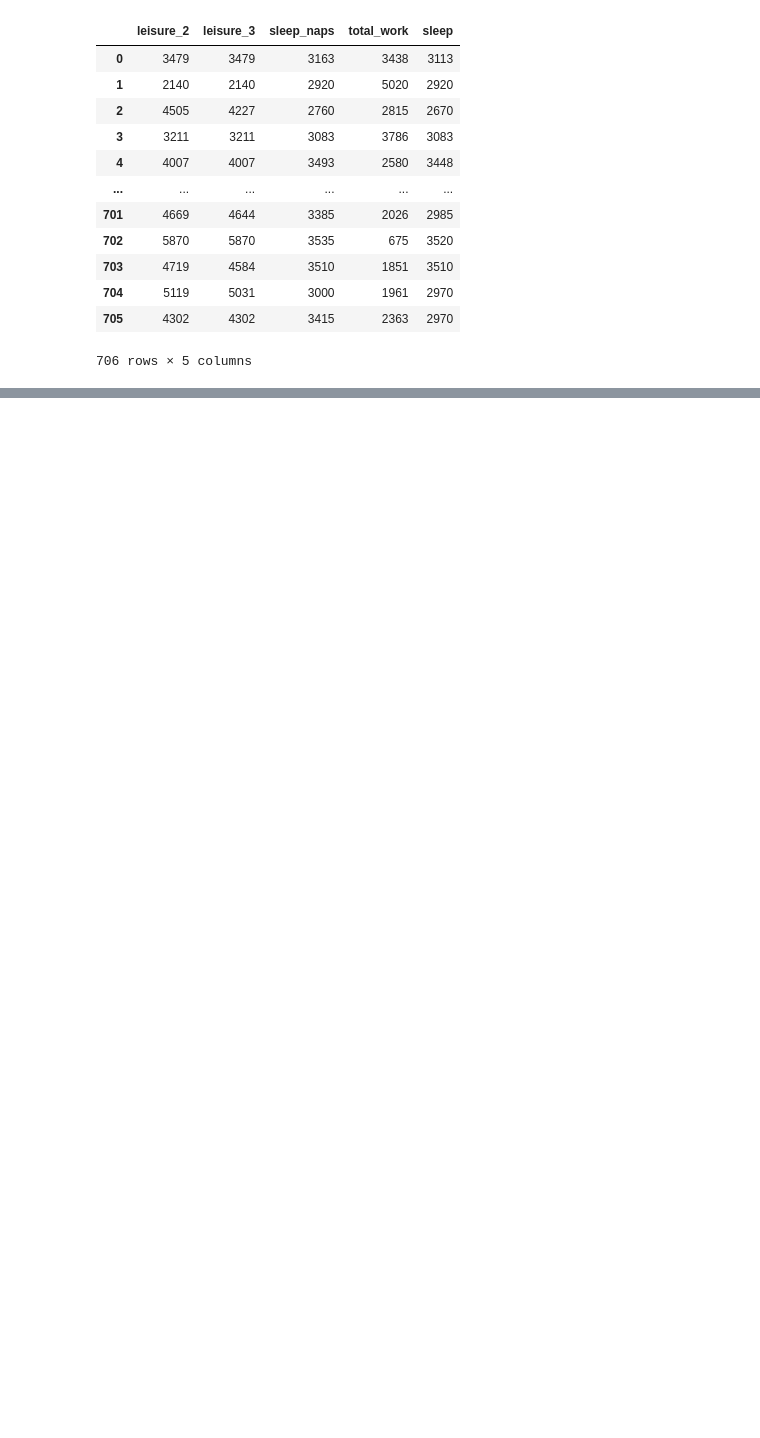
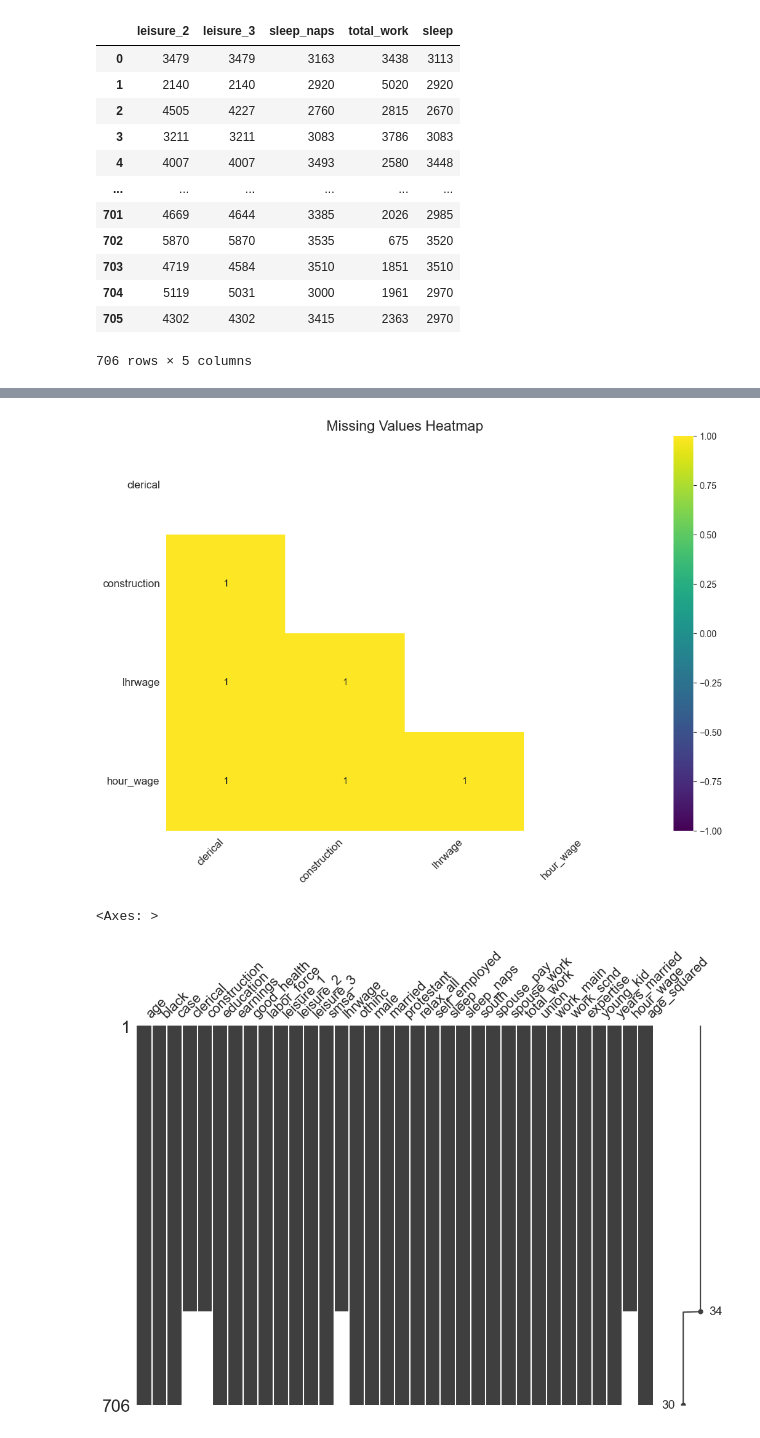
Before and after one commit to Mauzerov/DS-SleepData, a Jupyter notebook: Analysis.ipynb, the cells around one changed output, grey strips where cells are left out. Cells and saved outputs as stored; diff of their text form; code cells hidden in the pictures; blank space fills up the shorter version.

```diff
--- a/Analysis.ipynb
+++ b/Analysis.ipynb
@@ -59,6 +60,8 @@ assert not set(type_mapping.keys()).difference(set(df_all.columns)), "Not all co
 def can_cast(value: object, type_: type) -> bool:
     try:
         type_(value)
+        if (issubclass(type_, int) or issubclass(type_, np.integer)) and not np.float64(value).is_integer():
+            return False  # Prevent casting float-like strings to int
         return True
-    except Exception:
+    except ValueError:
         return False
@@ -83,4 +70,6 @@ def can_cast(value: object, type_: type) -> bool:
 # %%
-print(df_all.columns)
+for column in df_all.columns:
+    df_all[column] = df_all[column] \
+    .apply(lambda x: x if can_cast(x, type_mapping[column]) else np.nan) \
 
-df_all.astype(type_mapping)
+df_all = df_all.astype({k: v.__name__.title() for k, v in type_mapping.items()})
@@ -111,6 +90,6 @@ df_all[["leisure_2", "leisure_3", "sleep_naps", "total_work", "sleep"]]
 | 705 | 4302 | 4302 | 3415 | 2363 | 2970 |
 706 rows × 5 columns
 # %%
-columns = df_all.columns[:9].tolist() + df_all.columns[13:18].tolist() + [df_all.columns[21]] + df_all.columns[23:].tolist()
-print(columns)
-df = df_all[columns]
+# columns = df_all.columns[:9].tolist() + df_all.columns[13:18].tolist() + [df_all.columns[21]] + df_all.columns[23:].tolist()
+# print(columns)
+df = df_all#[columns]
@@ -134,0 +119,12 @@ df
+# %%
+import missingno as msno
+
+msno.heatmap(df, figsize=(12, 8), fontsize=12, cmap='viridis')
+plt.title("Missing Values Heatmap", fontsize=16)
+plt.show()
+
+msno.matrix(df, figsize=(12, 8))
+# %% [output]
+[figure, added]
+<Axes: >
+[figure, added]
```
Also changed, not shown: parts of 9 cells of this notebook.
